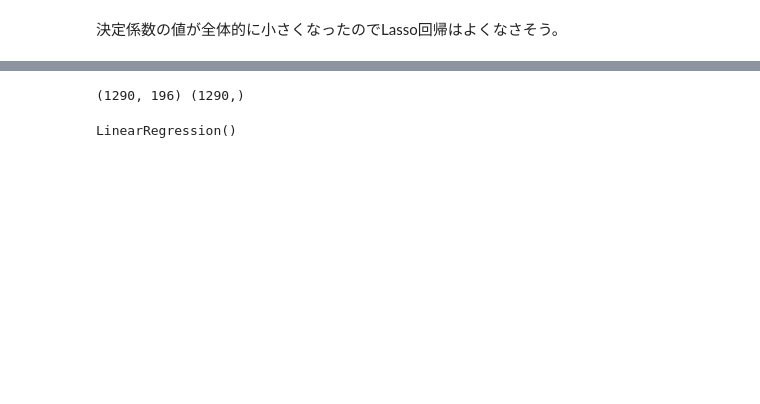
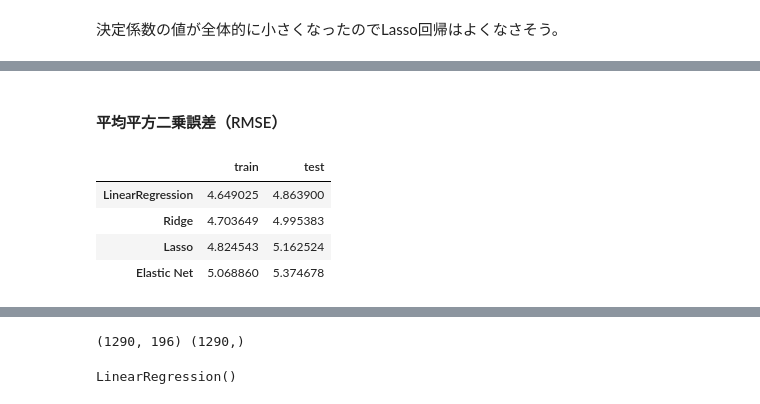
Before and after one commit to tkkazuya/machine_learning, a Jupyter notebook: Regression/Regression.ipynb, the cells around one changed output, grey strips where cells are left out. Drawn from its saved outputs; the diff is of its cells as text; code cells hidden in the pictures; blank space fills up the shorter version.

```diff
--- a/Regression/Regression.ipynb
+++ b/Regression/Regression.ipynb
@@ -204,0 +218,30 @@ test score :  0.6387858393872508
+# %% [markdown]
+#### 平均平方二乗誤差（RMSE）
+# %%
+from sklearn.metrics import mean_squared_error
+
+model_train_RMSE = mean_squared_error(t_train, y_model_train, squared=False)
+model_test_RMSE = mean_squared_error(t_test, y_model_test, squared=False)
+ridge_train_RMSE = mean_squared_error(t_train, y_ridge_train, squared=False)
+ridge_test_RMSE = mean_squared_error(t_test, y_ridge_test, squared=False)
+lasso_train_RMSE = mean_squared_error(t_train, y_lasso_train, squared=False)
+lasso_test_RMSE = mean_squared_error(t_test, y_lasso_test, squared=False)
+Elastic_train_RMSE = mean_squared_error(t_train, y_Elastic_train, squared=False)
+Elastic_test_RMSE = mean_squared_error(t_test, y_Elastic_test, squared=False)
+
+df_RMSE = pd.DataFrame(
+    data=np.array([[model_train_RMSE, model_test_RMSE],
+                   [ridge_train_RMSE, ridge_test_RMSE],
+                   [lasso_train_RMSE, lasso_test_RMSE],
+                   [Elastic_train_RMSE, Elastic_test_RMSE]]),
+    index=['LinearRegression','Ridge','Lasso','Elastic Net'],
+    columns=['train','test']
+)
+
+df_RMSE
+# %% [output]
+|  | train | test |
+| LinearRegression | 4.649025 | 4.863900 |
+| Ridge | 4.703649 | 4.995383 |
+| Lasso | 4.824543 | 5.162524 |
+| Elastic Net | 5.068860 | 5.374678 |
```
Also changed, not shown: parts of 46 cells of this notebook.
